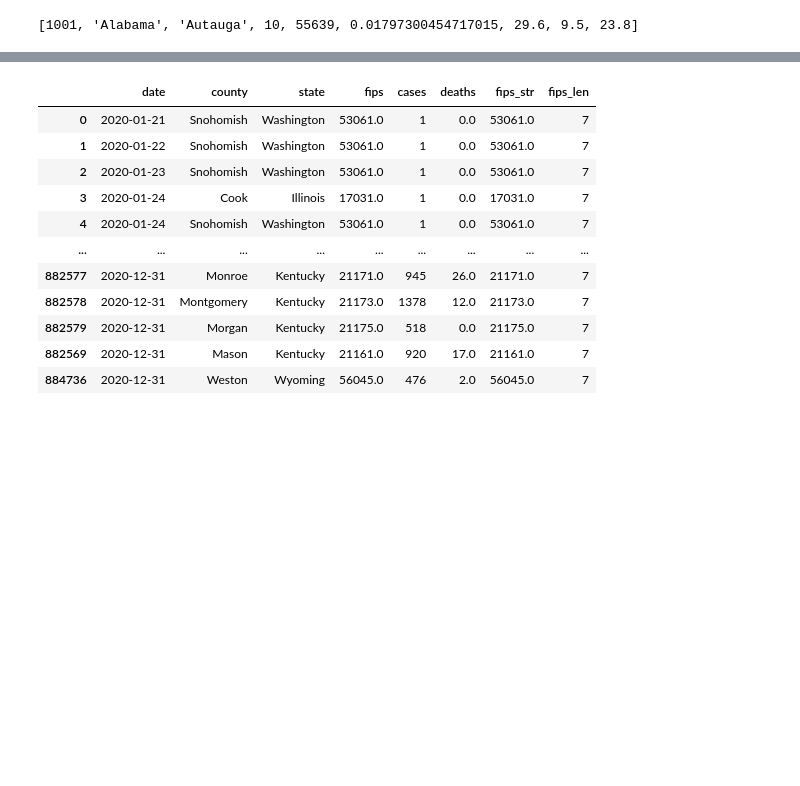
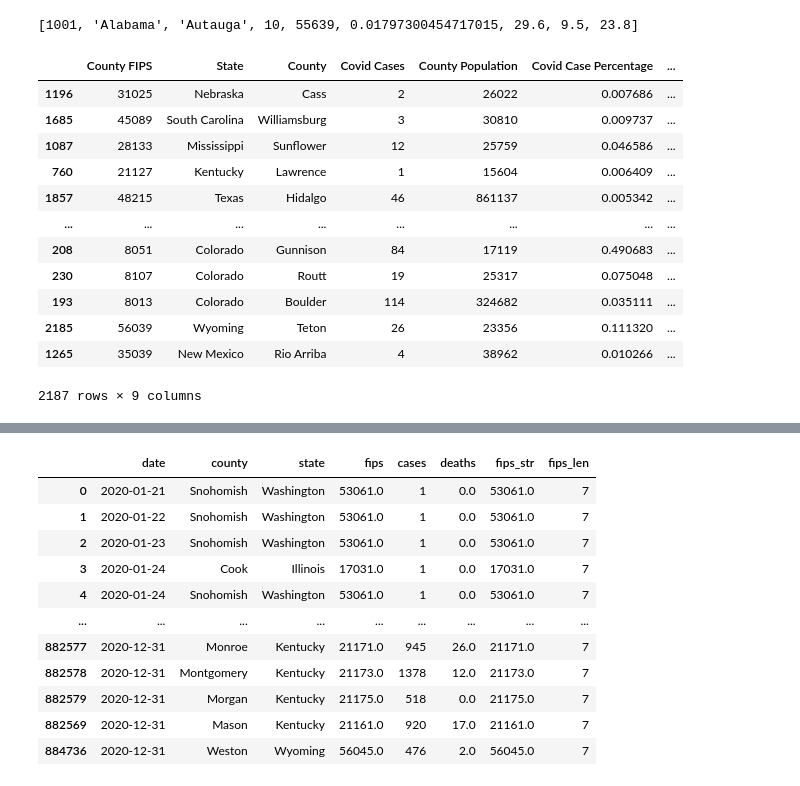
Before and after one commit to jonnyliu2014/Covid-Correlations, a Jupyter notebook: explore.ipynb, the cells around one changed output, grey strips where cells are left out. Cells and saved outputs as stored; diff of their text form; code cells hidden in the pictures; blank space fills up the shorter version.

Commit message:
Combined all the data into one dictionary and created a new dataframe from that dictionary. Calculated correlations for each column

```diff
--- a/explore.ipynb
+++ b/explore.ipynb
@@ -195,3 +195,27 @@ for index, row in Inactivity_df.iterrows():
 print(ccdata[1001])
 # %% [output]
 [1001, 'Alabama', 'Autauga', 10, 55639, 0.01797300454717015, 29.6, 9.5, 23.8]
+# %%
+ccdatalist = []
+keys = list(ccdata.keys())
+for k in keys:
+    v = ccdata.get(k)
+    ccdatalist.append(v)
+#print(ccdatalist)
+ccdf = pd.DataFrame(ccdatalist, columns = ['County FIPS', 'State', 'County', 'Covid Cases', 'County Population', 'Covid Case Percentage', 'Obesity Percentage', 'Diabetes Percentage', 'Physical Inactivity Percentage'])
+#print(ccdf)
+ccdf.sort_values(by='Obesity Percentage', ascending=False)
+# %% [output]
+|  | County FIPS | State | County | Covid Cases | County Population | Covid Case Percentage | ... |
+| 1196 | 31025 | Nebraska | Cass | 2 | 26022 | 0.007686 | ... |
+| 1685 | 45089 | South Carolina | Williamsburg | 3 | 30810 | 0.009737 | ... |
+| 1087 | 28133 | Mississippi | Sunflower | 12 | 25759 | 0.046586 | ... |
+| 760 | 21127 | Kentucky | Lawrence | 1 | 15604 | 0.006409 | ... |
+| 1857 | 48215 | Texas | Hidalgo | 46 | 861137 | 0.005342 | ... |
+| ... | ... | ... | ... | ... | ... | ... | ... |
+| 208 | 8051 | Colorado | Gunnison | 84 | 17119 | 0.490683 | ... |
+| 230 | 8107 | Colorado | Routt | 19 | 25317 | 0.075048 | ... |
+| 193 | 8013 | Colorado | Boulder | 114 | 324682 | 0.035111 | ... |
+| 2185 | 56039 | Wyoming | Teton | 26 | 23356 | 0.111320 | ... |
+| 1265 | 35039 | New Mexico | Rio Arriba | 4 | 38962 | 0.010266 | ... |
+2187 rows × 9 columns
```
Also changed, not shown: parts of 2 cells of this notebook, 1 other file.
